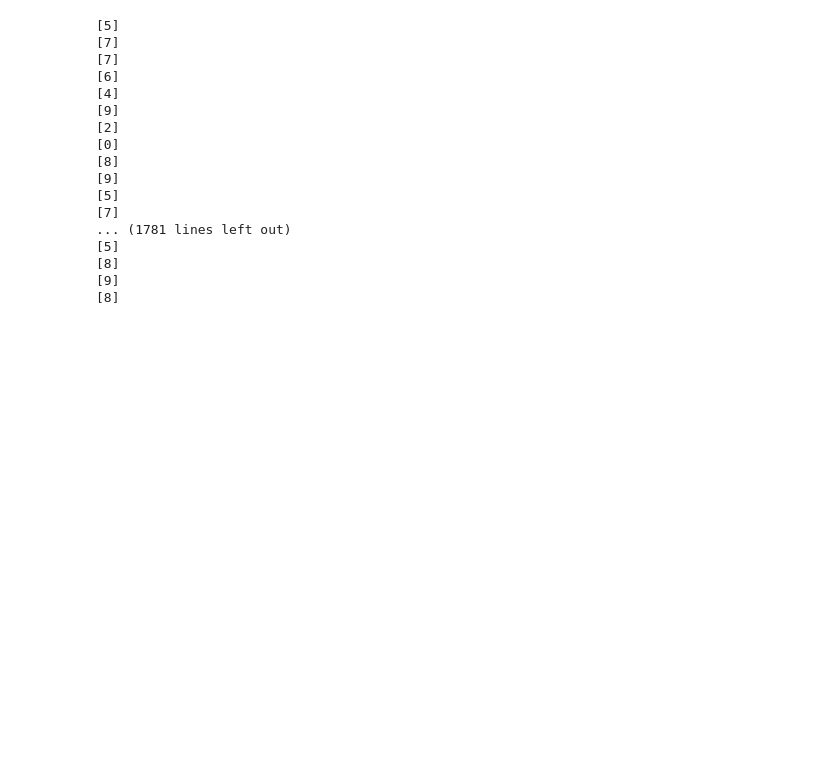
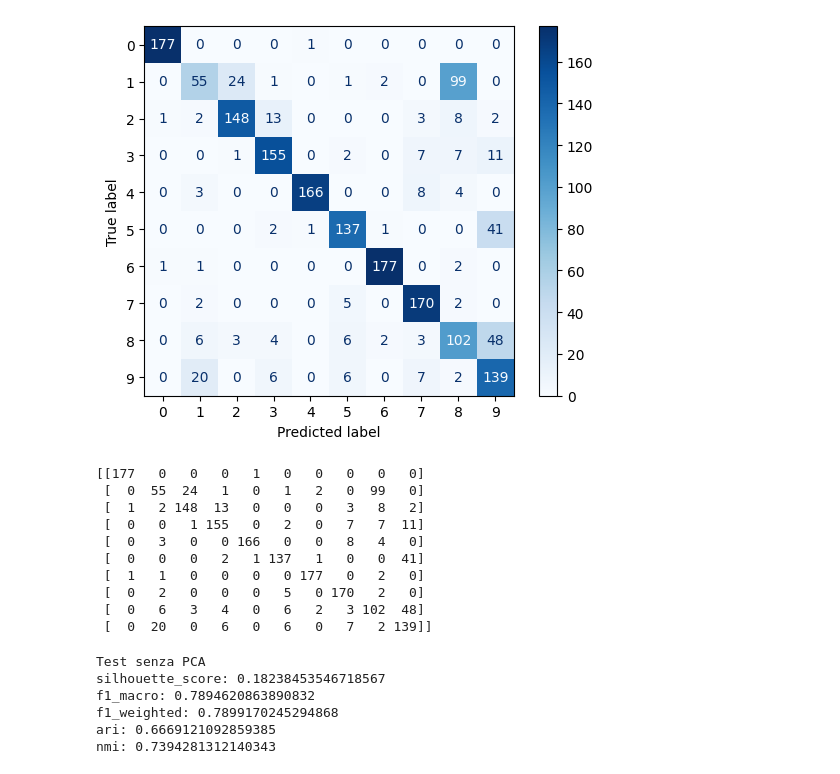
Before and after one commit to Dave02233/CodeAcademy, a Jupyter notebook: 124 - Machine Learning - KMeans/KMeans_handwriting.ipynb, the cells around one changed output. Saved outputs shown, nothing was run; the diff lists cells and outputs as text; code cells hidden in the pictures; blank space fills up the shorter version.

```diff
--- a/124 - Machine Learning - KMeans/KMeans_handwriting.ipynb
+++ b/124 - Machine Learning - KMeans/KMeans_handwriting.ipynb
@@ -35,0 +31,14 @@ for i in range(0, 10):
+# %%
+import matplotlib.pyplot as plt
+
+fig = plt.figure(figsize=(8, 3))
+
+labels_map = {0: 2, 1: 0, 2: 1, 3: 8, 4: 7, 5: 6, 6: 3, 7: 5, 8: 9, 9: 4}
+
+for i in range(0, 10):
+    ax = fig.add_subplot(2, 5, i + 1)
+    ax.imshow(model.cluster_centers_[i].reshape(8, 8), cmap='gray')
+    ax.set_title(f'{i} -> {labels_map[i]}')
+    ax.axis('off')
+
+mapped_labels = [labels_map[i] for i in model.labels_]
@@ -36,21 +47,48 @@ for i in range(0, 10):
 # %%
-for i in range(len(digits.data)):
-    model.predict(digits.data[i].reshape(1, -1))
+from sklearn.metrics import confusion_matrix, ConfusionMatrixDisplay
+
+y_pred = model.predict(digits.data)
+y_pred_mapped = [labels_map[i] for i in y_pred]
+cm = confusion_matrix(digits.target, y_pred_mapped)
+
+disp = ConfusionMatrixDisplay(cm)
+
+disp.plot(cmap='Blues')
+plt.show()
+plt.close()
+
+print(cm)
 # %% [output]
+[figure, added]
-[5]
-[7]
-[7]
-[6]
-[4]
-[9]
-[2]
-[0]
-[8]
-[9]
-[5]
-[7]
-... (1781 lines left out)
-[5]
-[8]
-[9]
-[8]
+[[177   0   0   0   1   0   0   0   0   0]
+ [  0  55  24   1   0   1   2   0  99   0]
+ [  1   2 148  13   0   0   0   3   8   2]
+ [  0   0   1 155   0   2   0   7   7  11]
+ [  0   3   0   0 166   0   0   8   4   0]
+ [  0   0   0   2   1 137   1   0   0  41]
+ [  1   1   0   0   0   0 177   0   2   0]
+ [  0   2   0   0   0   5   0 170   2   0]
+ [  0   6   3   4   0   6   2   3 102  48]
+ [  0  20   0   6   0   6   0   7   2 139]]
+# %%
+from sklearn.metrics import silhouette_score, f1_score, adjusted_rand_score, normalized_mutual_info_score
+
+sil = silhouette_score(digits.data, model.labels_)
+f1_macro = f1_score(digits.target, y_pred_mapped, average='macro')
+f1_weighted = f1_score(digits.target, y_pred_mapped, average='weighted')
+ari = adjusted_rand_score(digits.target, model.labels_)
+nmi = normalized_mutual_info_score(digits.target, model.labels_)
+
+print('Test senza PCA')
+print('silhouette_score:', sil)
+print('f1_macro:', f1_macro)
+print('f1_weighted:', f1_weighted)
+print('ari:', ari)
+print('nmi:', nmi)
+# %% [output]
+Test senza PCA
+silhouette_score: 0.18238453546718567
+f1_macro: 0.7894620863890832
+f1_weighted: 0.7899170245294868
+ari: 0.6669121092859385
+nmi: 0.7394281312140343
```
Also changed, not shown: parts of 12 cells of this notebook, 3 other files.
